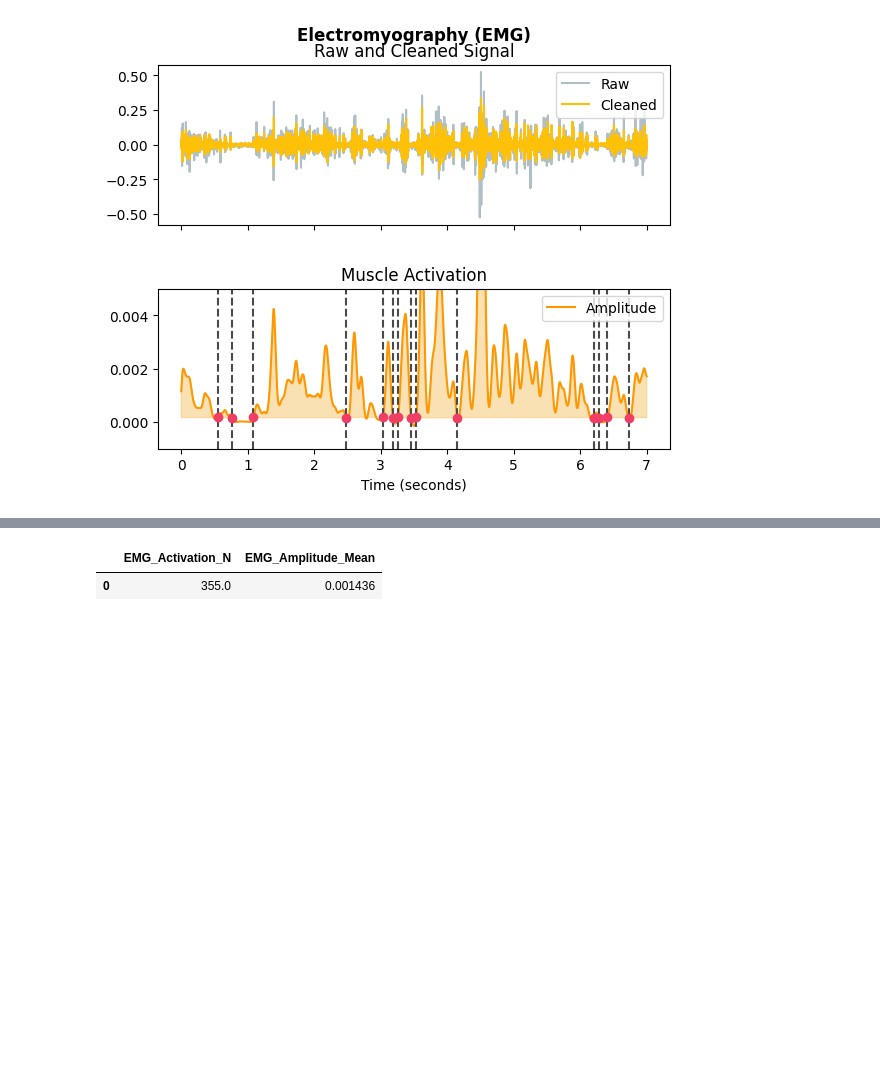
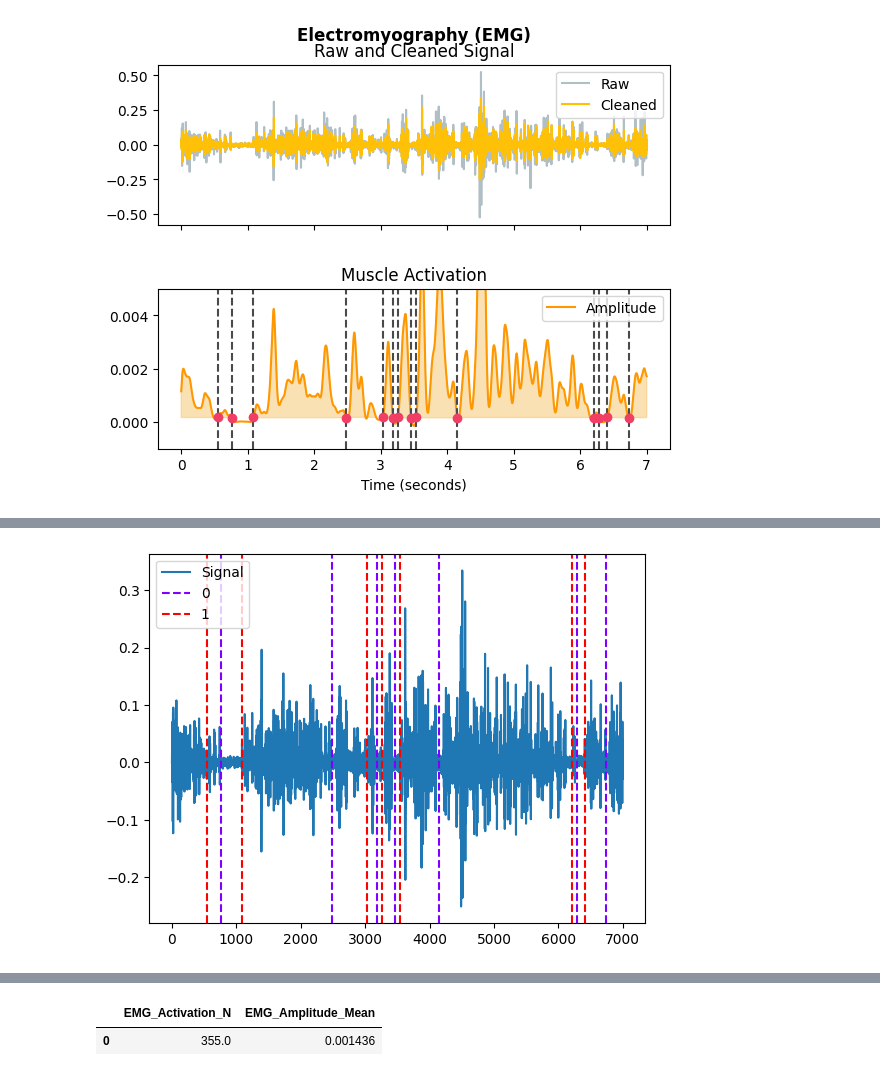
Before and after one commit to sjeung/TUB_Project-Psychophysiology, a Jupyter notebook: pp_emg_tutorial.ipynb, the cells around one changed output, grey strips where cells are left out. Drawn from its saved outputs; the diff is of its cells as text; code cells hidden in the pictures; blank space fills up the shorter version.

```diff
--- a/pp_emg_tutorial.ipynb
+++ b/pp_emg_tutorial.ipynb
@@ -58,0 +68,6 @@ plt.subplots_adjust(left=0.1,
+# %%
+# method "threshold"
+activity, info = nk.emg_activation(emg_amplitude=amplitude, method="threshold")
+nk.events_plot([info["EMG_Offsets"], info["EMG_Onsets"]], cleaned)
+# %% [output]
+[figure, added]
```
Also changed, not shown: parts of 8 cells of this notebook.
